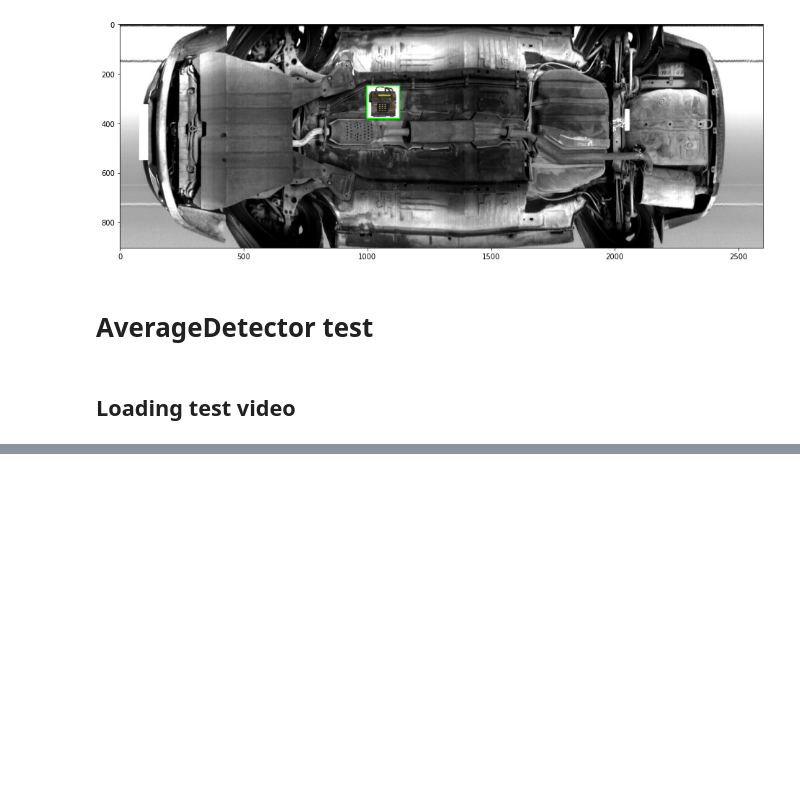
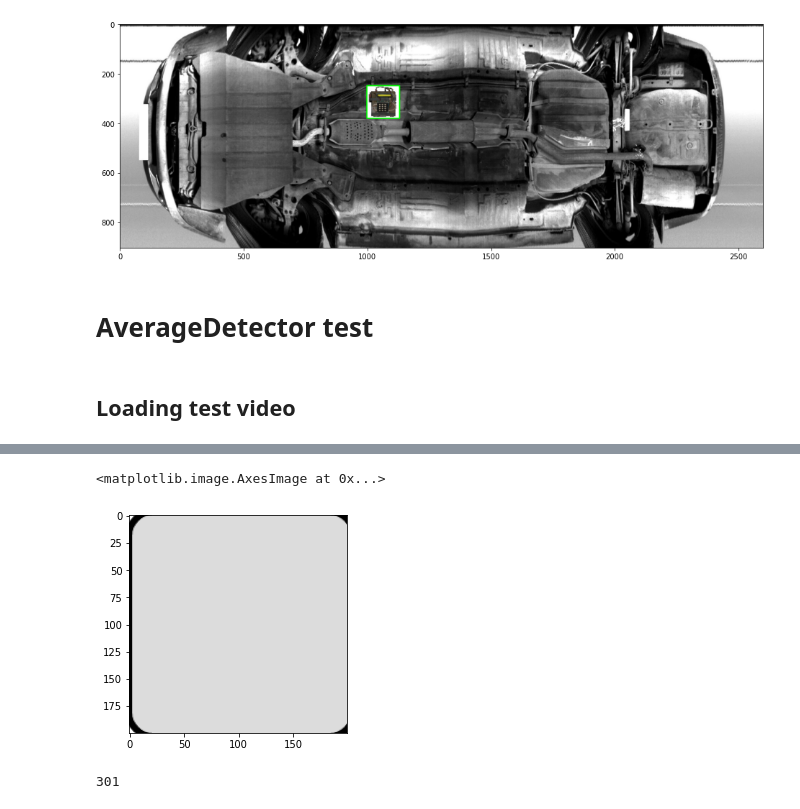
Before and after one commit to m1kol/vehicle-bomb-detection, a Jupyter notebook: notebooks/motion_detection.ipynb, the cells around one changed output, grey strips where cells are left out. Drawn from its saved outputs; the diff is of its cells as text; code cells hidden in the pictures; blank space fills up the shorter version.

```diff
--- a/notebooks/motion_detection.ipynb
+++ b/notebooks/motion_detection.ipynb
@@ -205,0 +184,5 @@ plt.show()
+# %%
+plt.imshow(cv2.cvtColor(foreground_rect, cv2.COLOR_BGR2GRAY), cmap="gray")
+# %% [output]
+<matplotlib.image.AxesImage at 0x...>
+[figure, added]
@@ -205,0 +196,4 @@ plt.show()
+# %%
+len(generated_frames)
+# %% [output]
+301
```
Also changed, not shown: parts of 81 cells of this notebook.
